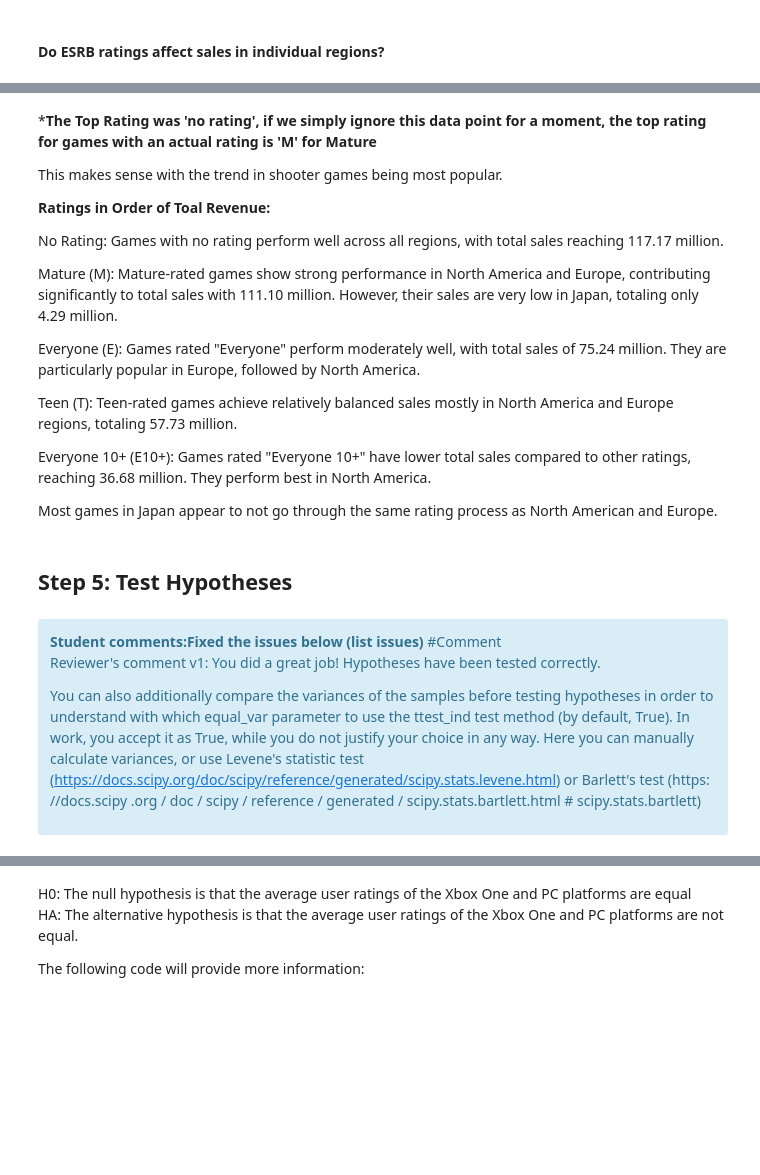
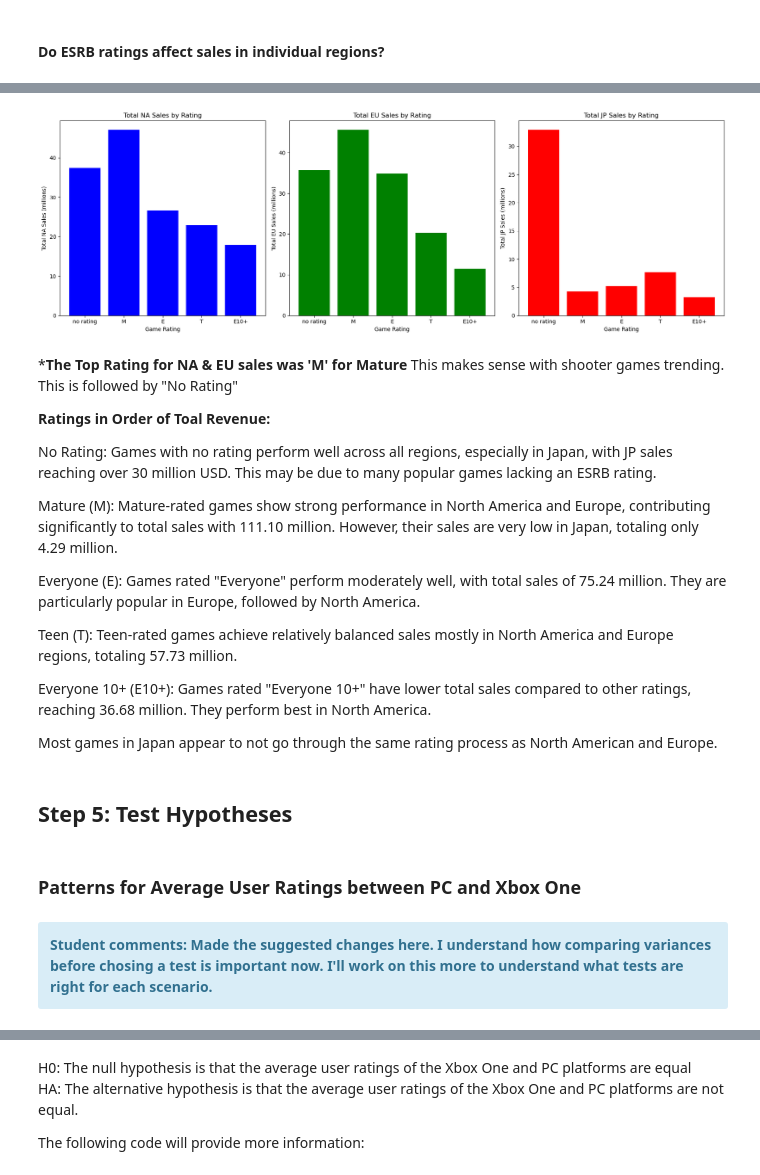
Before and after one commit to angeneris/game-sales-data-case-study, a Jupyter notebook: INP1.ipynb, the cells around one changed output, grey strips where cells are left out. Saved outputs shown, nothing was run; the diff lists cells and outputs as text; code cells hidden in the pictures; blank space fills up the shorter version.

```diff
--- a/INP1.ipynb
+++ b/INP1.ipynb
@@ -892,11 +903,38 @@ rating_by_region = rating_by_region.sort_values(by='total', ascending=False).res
+# %%
+# Creating a visual for this data
+# Set up the subplots
+fig, axes = plt.subplots(nrows=1, ncols=3, figsize=(18, 6))
+
+# Plot NA sales
+axes[0].bar(rating_by_region['rating'], rating_by_region['total_na_sales'], color='blue')
+axes[0].set_title('Total NA Sales by Rating')
+axes[0].set_xlabel('Game Rating')
+axes[0].set_ylabel('Total NA Sales (millions)')
+
+# Plot EU sales
+axes[1].bar(rating_by_region['rating'], rating_by_region['total_eu_sales'], color='green')
+axes[1].set_title('Total EU Sales by Rating')
+axes[1].set_xlabel('Game Rating')
+axes[1].set_ylabel('Total EU Sales (millions)')
+
+# Plot JP sales
+axes[2].bar(rating_by_region['rating'], rating_by_region['total_jp_sales'], color='red')
+axes[2].set_title('Total JP Sales by Rating')
+axes[2].set_xlabel('Game Rating')
+axes[2].set_ylabel('Total JP Sales (millions)')
+
+# Adjust layout
+plt.tight_layout()
+plt.show()
+# %% [output]
+[figure, added]
 # %% [markdown]
-***The Top Rating was 'no rating', if we simply ignore this data point for a moment, the top rating for games with an actual rating is 'M' for Mature**
-
-This makes sense with the trend in shooter games being most popular.
+***The Top Rating for NA & EU sales was 'M' for Mature**
+This makes sense with shooter games trending. This is followed by "No Rating"
 
 **Ratings in Order of Toal Revenue:**
 
-No Rating: Games with no rating perform well across all regions, with total sales reaching 117.17 million.
+No Rating: Games with no rating perform well across all regions, especially in Japan, with JP sales reaching over 30 million USD. This may be due to many popular games lacking an ESRB rating.
 
 Mature (M): Mature-rated games show strong performance in North America and Europe, contributing significantly to total sales with 111.10 million. However, their sales are very low in Japan, totaling only 4.29 million.
 
@@ -910,10 +948,7 @@ Everyone 10+ (E10+): Games rated "Everyone 10+" have lower total sales compared
 Most games in Japan appear to not go through the same rating process as North American and Europe.
 # %% [markdown]
 ## Step 5: Test Hypotheses
-# %% [markdown]
-<div class="alert alert-info"> <b>Student comments:Fixed the issues below (list issues) </b> #Comment
-
-Reviewer's comment v1:
-You did a great job! Hypotheses have been tested correctly.
-
-You can also additionally compare the variances of the samples before testing hypotheses in order to understand with which equal_var parameter to use the ttest_ind test method (by default, True). In work, you accept it as True, while you do not justify your choice in any way. Here you can manually calculate variances, or use Levene's statistic test (https://docs.scipy.org/doc/scipy/reference/generated/scipy.stats.levene.html) or Barlett's test (https: //docs.scipy .org / doc / scipy / reference / generated / scipy.stats.bartlett.html # scipy.stats.bartlett) </div>
+# %% [markdown]
+### Patterns for Average User Ratings between PC and Xbox One
+# %% [markdown]
+<div class="alert alert-info"> <b>Student comments: Made the suggested changes here. I understand how comparing variances before chosing a test is important now. I'll work on this more to understand what tests are right for each scenario.  </b> </div>
```
Also changed, not shown: parts of 28 cells of this notebook.
